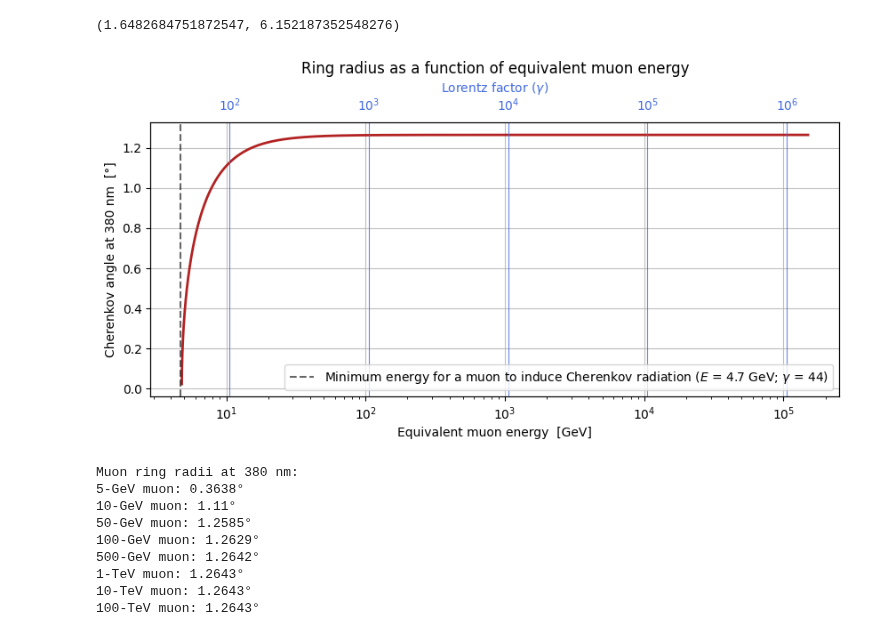
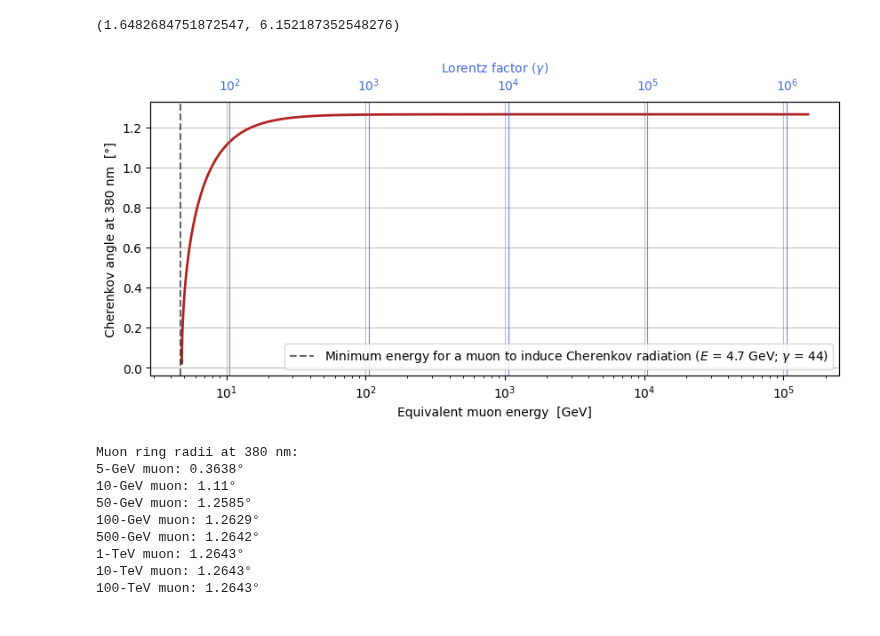
Before and after one commit to leandrorizk/magnetic_monopoles, a Jupyter notebook: muons/muon_detection.ipynb, the cells around one changed output. Saved outputs shown, nothing was run; the diff lists cells and outputs as text; code cells hidden in the pictures.

Commit message:
New plots for MSc thesis

```diff
--- a/muons/muon_detection.ipynb
+++ b/muons/muon_detection.ipynb
@@ -354,34 +354,34 @@ gamma_exp_ticks = np.arange(2, 7, 1)
 # %%
 fig = plt.figure(figsize=(10, 4))
 
 ax1 = fig.add_subplot(111)
 ax2 = ax1.twiny()
 
 ax1.plot(muon_E_span, angles_deg, c='firebrick', lw=2)
 ax2.axvline(x=min_muon_E, color='black', ls='--', lw=1.5, alpha=0.6,
             label=r'Minimum energy for a muon to induce Cherenkov radiation ($E$ = {} GeV; $\gamma$ = {})'.format(
                 round(min_muon_E, 2), round(get_gamma(min_muon_E * u.GeV.to(u.J), muon_mass)))
            )
 
 ax1.grid(alpha=0.8)
 ax1.set_xscale('log')
 
 ax1.set_xlabel('Equivalent muon energy  [GeV]')
 ax1.set_ylabel('Cherenkov angle at {} nm  [°]'.format(int(optimal_wvl * 1e9)))
-ax1.set_title('Ring radius as a function of equivalent muon energy')
+# ax1.set_title('Ring radius as a function of equivalent muon energy')
 
 ax2.set_xlim(ax1.get_xlim())
 ax2.set_xscale('log')
 ax2.xaxis.set_ticks_position('none')
 ax2.set_xticks(ticks=get_muon_E(10**(gamma_exp_ticks)) * u.J.to(u.GeV), color='royalblue',
                labels=[r'$10^{}$'.format(expo) for expo in gamma_exp_ticks])
 ax2.grid(alpha=0.8, color='royalblue')
 ax2.set_xlabel(r'Lorentz factor ($\gamma$)', color='royalblue')
 
 ax2.legend(loc='lower right')
 plt.show()
 # %% [output]
-[figure, old version]
+[figure, new version]
 # %%
 # Note that, where Cherenkov angle is rapidly changing (low energies),
 # angle might be modestly increasing with Cherenkov photon wavelength
```
Also changed, not shown: parts of 21 cells of this notebook, 7 other files.
